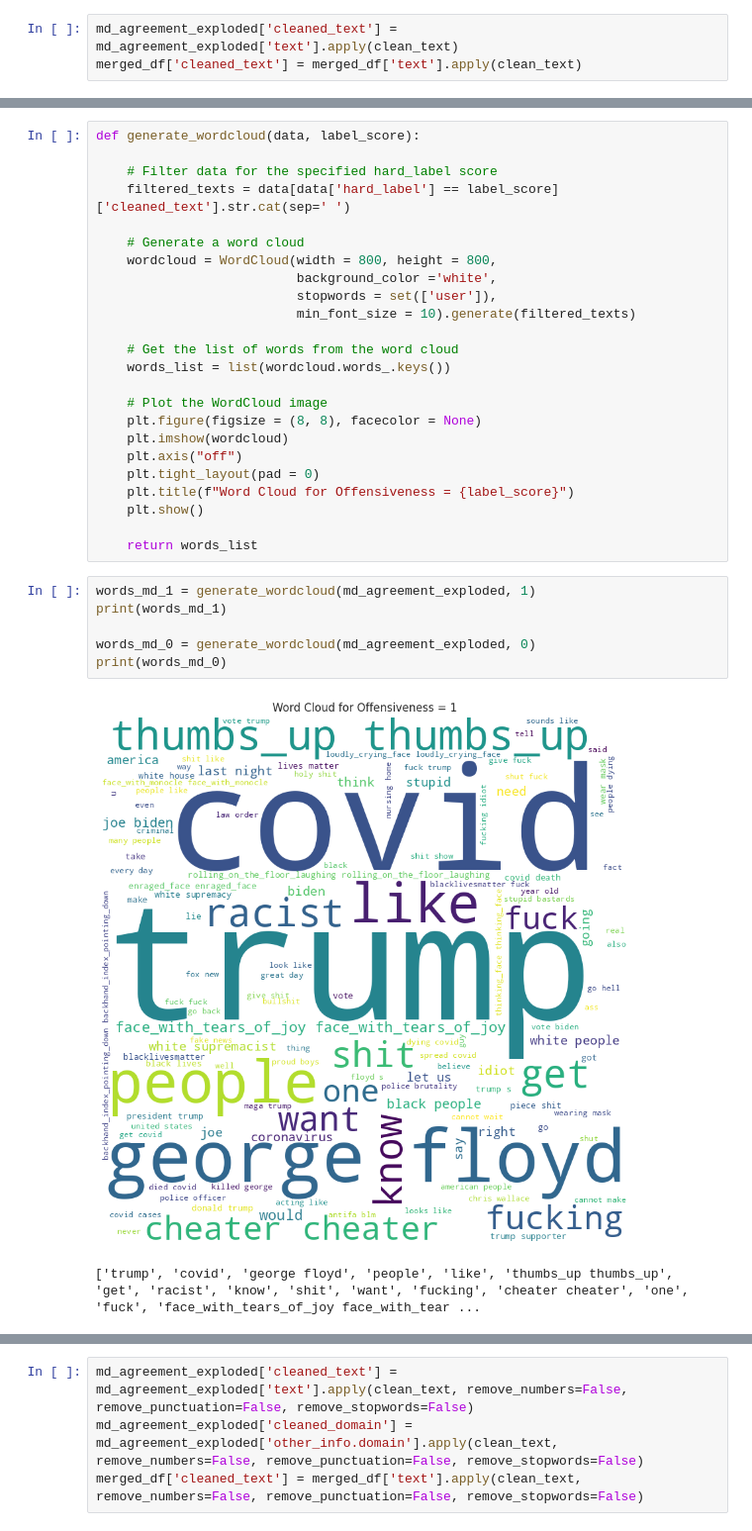
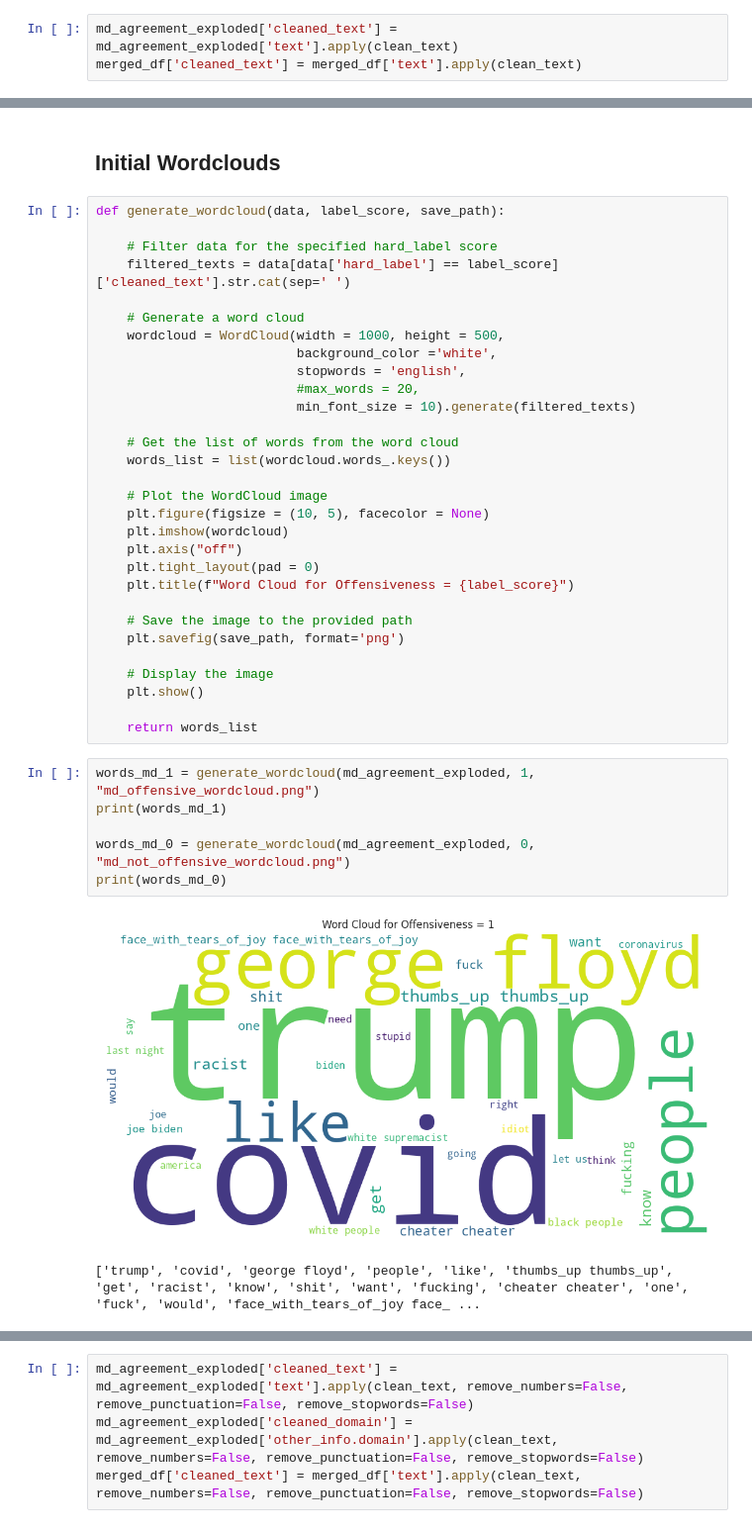
Before and after one commit to showmeinfinity/final_project, a Jupyter notebook: Step_1_Preprocessing_data_and_EDA.ipynb, the cells around one changed output, grey strips where cells are left out. Shown at 99% size. Drawn from its saved outputs; the diff is of its cells as text.

```diff
--- a/Step_1_Preprocessing_data_and_EDA.ipynb
+++ b/Step_1_Preprocessing_data_and_EDA.ipynb
@@ -612,33 +677,41 @@ merged_df['cleaned_text'] = merged_df['text'].apply(clean_text)
+# %% [markdown]
+## Initial Wordclouds
 # %%
-def generate_wordcloud(data, label_score):
+def generate_wordcloud(data, label_score, save_path):
 
     # Filter data for the specified hard_label score
     filtered_texts = data[data['hard_label'] == label_score]['cleaned_text'].str.cat(sep=' ')
 
     # Generate a word cloud
-    wordcloud = WordCloud(width = 800, height = 800,
+    wordcloud = WordCloud(width = 1000, height = 500,
                           background_color ='white',
-                          stopwords = set(['user']),
+                          stopwords = 'english',
+                          #max_words = 20,
                           min_font_size = 10).generate(filtered_texts)
 
     # Get the list of words from the word cloud
     words_list = list(wordcloud.words_.keys())
 
     # Plot the WordCloud image
-    plt.figure(figsize = (8, 8), facecolor = None)
+    plt.figure(figsize = (10, 5), facecolor = None)
     plt.imshow(wordcloud)
     plt.axis("off")
     plt.tight_layout(pad = 0)
     plt.title(f"Word Cloud for Offensiveness = {label_score}")
+
+    # Save the image to the provided path
+    plt.savefig(save_path, format='png')
+
+    # Display the image
     plt.show()
 
     return words_list
 # %%
-words_md_1 = generate_wordcloud(md_agreement_exploded, 1)
+words_md_1 = generate_wordcloud(md_agreement_exploded, 1, "md_offensive_wordcloud.png")
 print(words_md_1)
 
-words_md_0 = generate_wordcloud(md_agreement_exploded, 0)
+words_md_0 = generate_wordcloud(md_agreement_exploded, 0, "md_not_offensive_wordcloud.png")
 print(words_md_0)
 # %% [output]
-[figure, old version]
+[figure, new version]
-['trump', 'covid', 'george floyd', 'people', 'like', 'thumbs_up thumbs_up', 'get', 'racist', 'know', 'shit', 'want', 'fucking', 'cheater cheater', 'one', 'fuck', 'face_with_tears_of_joy face_with_tear ...
+['trump', 'covid', 'george floyd', 'people', 'like', 'thumbs_up thumbs_up', 'get', 'racist', 'know', 'shit', 'want', 'fucking', 'cheater cheater', 'one', 'fuck', 'would', 'face_with_tears_of_joy face_ ...
```
Also changed, not shown: parts of 61 cells of this notebook.
